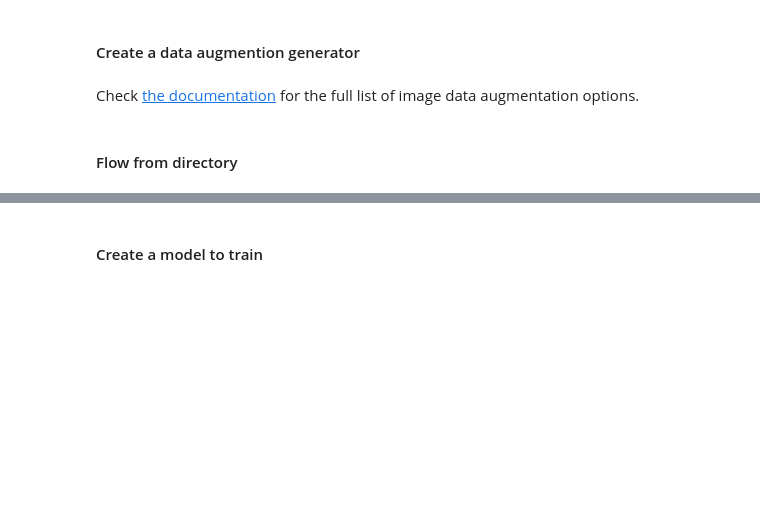
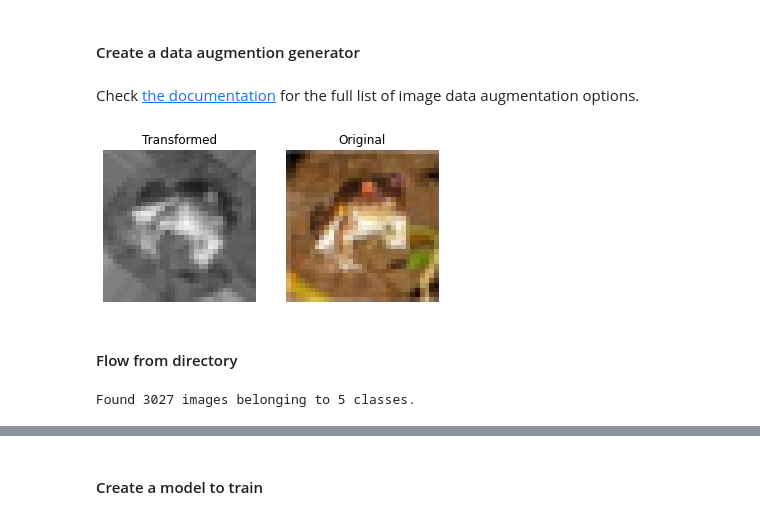
Before and after one commit to ahmed-gharib89/TensorFlow_2_for_Deep_Learning, a Jupyter notebook: Customising your models with TensorFlow 2/week2/Keras_datasets.ipynb, the cells around one changed output, grey strips where cells are left out. Saved outputs shown, nothing was run; the diff lists cells and outputs as text; code cells hidden in the pictures; blank space fills up the shorter version.

```diff
--- a/Customising your models with TensorFlow 2/week2/Keras_datasets.ipynb
+++ b/Customising your models with TensorFlow 2/week2/Keras_datasets.ipynb
@@ -654,18 +670,31 @@ def monochrome(x):
+# %%
+# Create an ImageDataGenerator object
+
+image_generator = ImageDataGenerator(preprocessing_function=monochrome,
+                                     rotation_range=180,
+                                     rescale=(1/255.0))
+image_generator.fit(training_features)
 # %% [markdown]
 Check [the documentation](https://keras.io/preprocessing/image/) for the full list of image data augmentation options.
 # %%
 # Create an iterable generator using the `flow` function
+
+image_generator_iterable = image_generator.flow(training_features, training_labels, batch_size=1, shuffle=False)
 # %%
 # Show a sample from the generator and compare with the original
 
 image, label = next(image_generator_iterable)
 image_orig, label_orig = next(train_generator)
 figs, axes = plt.subplots(1,2)
 axes[0].imshow(image[0,:,:,:])
 axes[0].set_title('Transformed')
+axes[0].axis('off')
 axes[1].imshow(image_orig[0,:,:,:])
 axes[1].set_title('Original')
+axes[1].axis('off')
 plt.show()
+# %% [output]
+[figure, added]
 # %% [markdown]
 #### Flow from directory
 # %%
@@ -681,5 +710,9 @@ datagenerator = ImageDataGenerator(rescale=(1/255.0))
 classes = ['daisy', 'dandelion', 'rose', 'sunflower', 'tulip']
 # %%
 # Create a training data generator
+
+train_generator = datagenerator.flow_from_directory(train_path, batch_size=64, classes=classes, target_size=(32, 32))
+# %% [output]
+Found 3027 images belonging to 5 classes.
 # %%
 # Create a validation data generator
```
Also changed, not shown: parts of 24 cells of this notebook.
